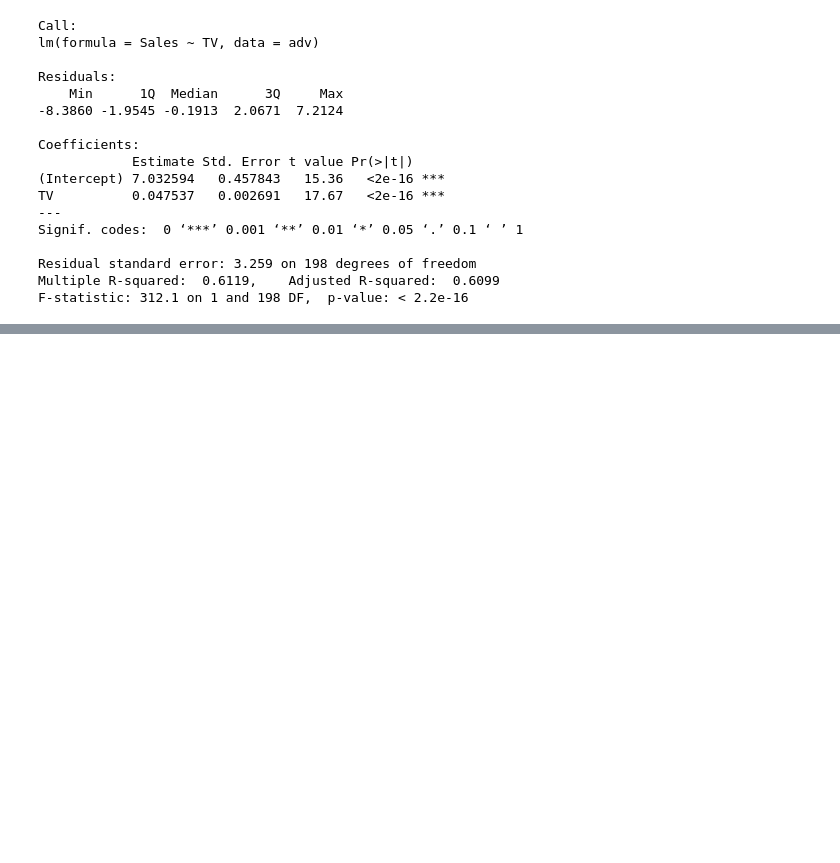
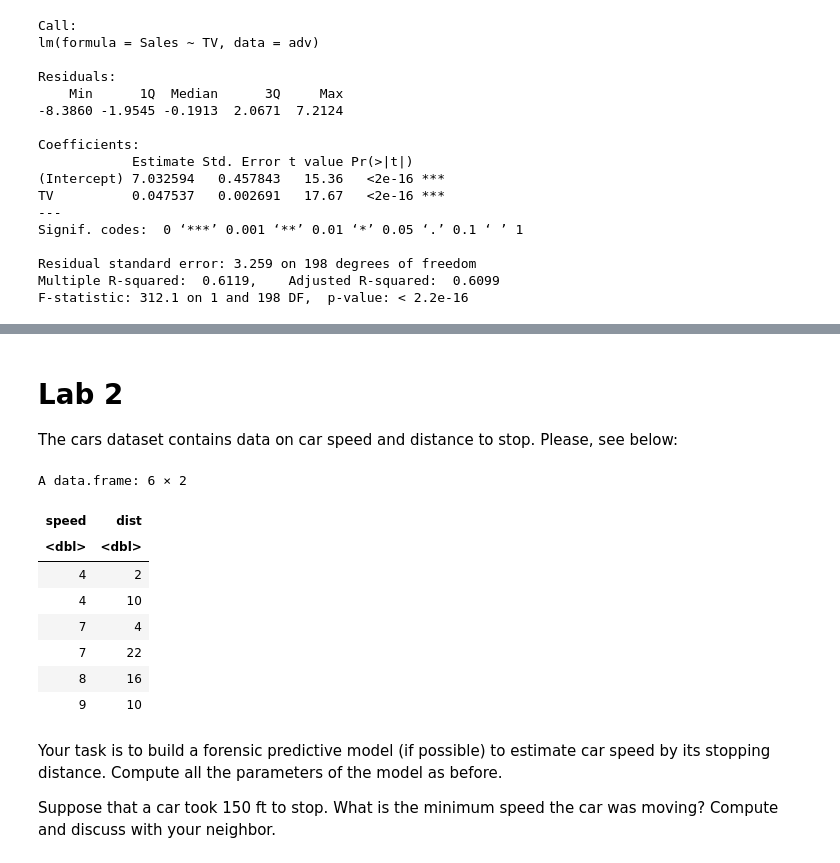
Before and after one commit to abezuglov/chicago_training, a Jupyter notebook: R/notebooks/0x_linear_regression.ipynb, the cells around one changed output, grey strips where cells are left out. Drawn from its saved outputs; the diff is of its cells as text; code cells hidden in the pictures; blank space fills up the shorter version.

```diff
--- a/R/notebooks/0x_linear_regression.ipynb
+++ b/R/notebooks/0x_linear_regression.ipynb
@@ -352,0 +368,21 @@ scatter.smooth(x = mtcars$hp, y = mtcars$qsec)
+# %% [markdown]
+# Lab 2
+
+The cars dataset contains data on car speed and distance to stop. Please, see below:
+# %%
+data(cars)
+head(cars)
+# %% [output]
+A data.frame: 6 × 2
+| speed | dist |
+| <dbl> | <dbl> |
+| 4 | 2 |
+| 4 | 10 |
+| 7 | 4 |
+| 7 | 22 |
+| 8 | 16 |
+| 9 | 10 |
+# %% [markdown]
+Your task is to build a forensic predictive model (if possible) to estimate car speed by its stopping distance. Compute all the parameters of the model as before.
+
+Suppose that a car took 150 ft to stop. What is the minimum speed the car was moving? Compute and discuss with your neighbor.
```
Also changed, not shown: parts of 17 cells of this notebook.
